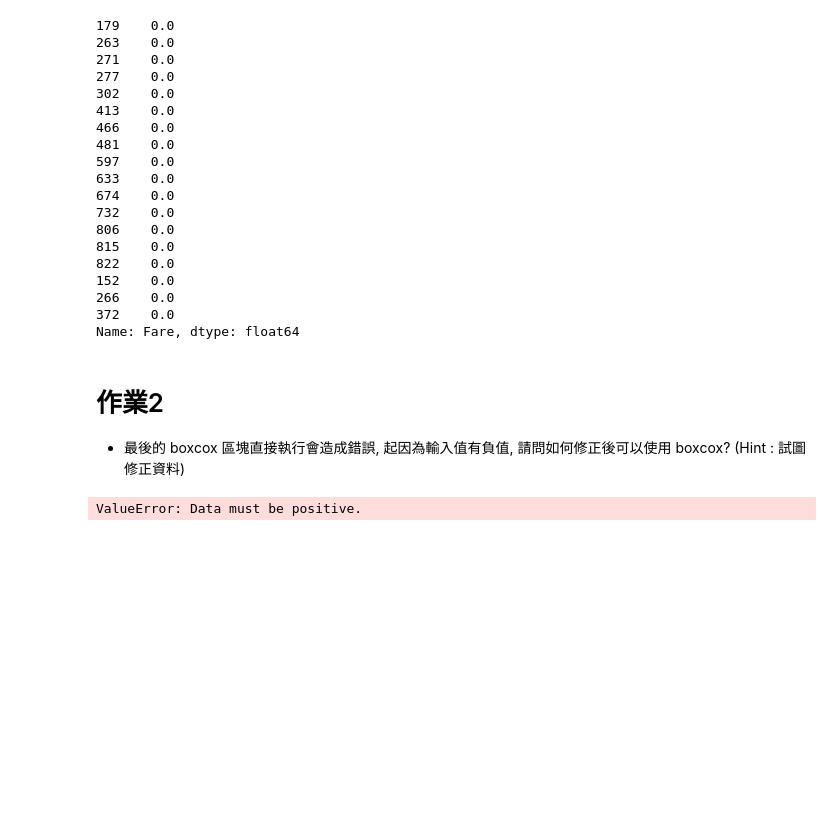
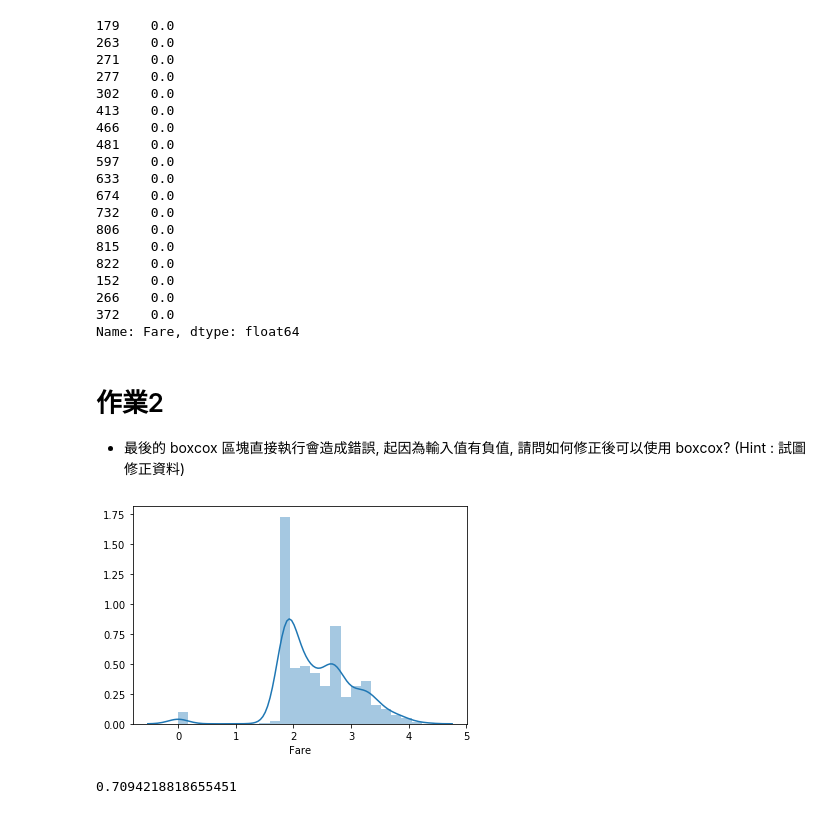
Before and after one commit to hmliao/1st-DL-CVMarathon, a Jupyter notebook: Day_023_HW.ipynb, the cells around one changed output. Saved outputs shown, nothing was run; the diff lists cells and outputs as text; code cells hidden in the pictures; blank space fills up the shorter version.

```diff
--- a/Day_023_HW.ipynb
+++ b/Day_023_HW.ipynb
@@ -120,18 +120,19 @@ Name: Fare, dtype: float64
 # %%
 # 將 Fare 取 boxcox 後, 看散佈圖, 並計算分數 (執行會有 error, 請試圖修正)
 from scipy import stats
 df_fixed = copy.deepcopy(df)
 """
 Your Code Here, fix the error
 """
-
+df_fixed['Fare'] = df_fixed['Fare'] + 1
 df_fixed['Fare'] = stats.boxcox(df_fixed['Fare'])[0]
 sns.distplot(df_fixed['Fare'][:train_num])
 plt.show()
 
 df_fixed = MMEncoder.fit_transform(df_fixed)
 train_X = df_fixed[:train_num]
 estimator = LogisticRegression()
 cross_val_score(estimator, train_X, train_Y, cv=5).mean()
 # %% [output]
+[figure, added]
-ValueError: Data must be positive.
+0.7094218818655451
```
